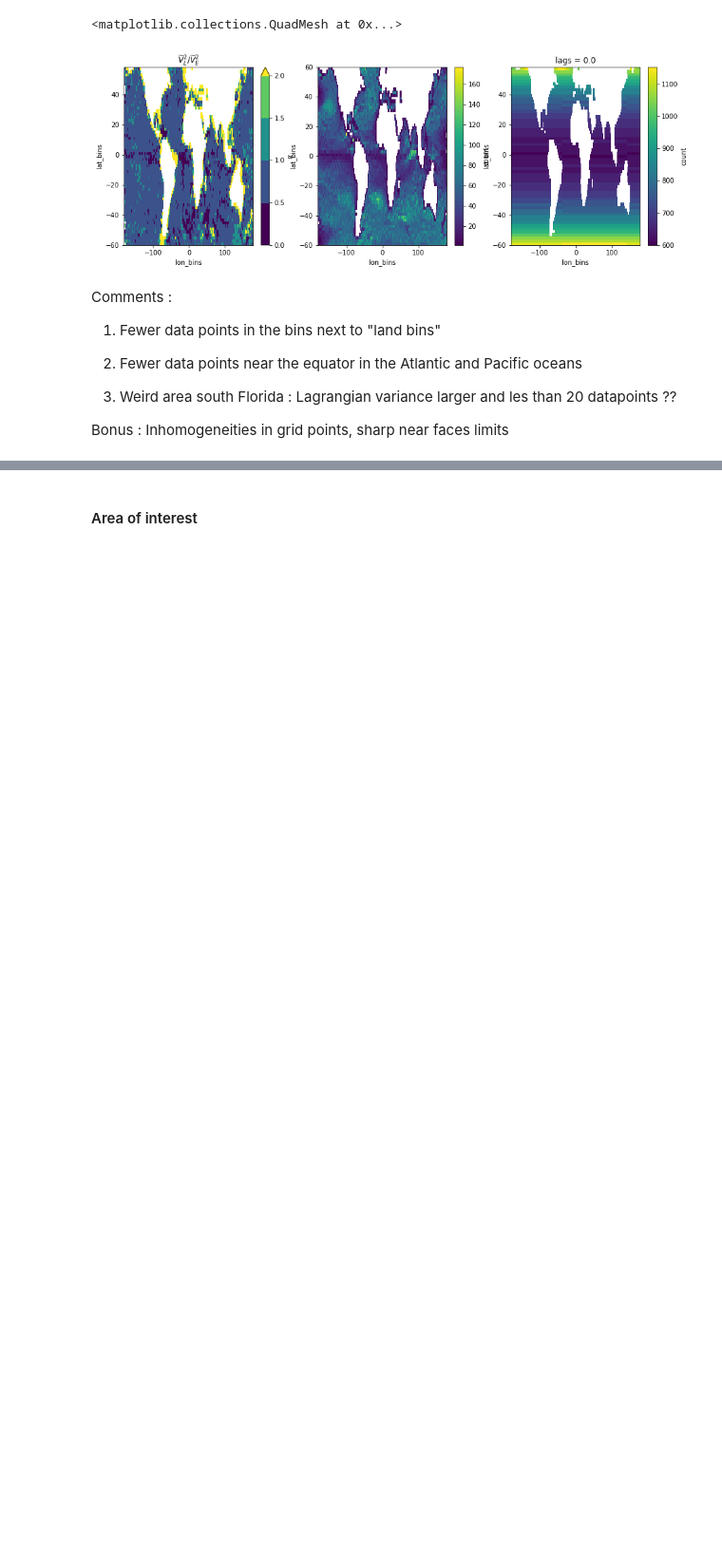
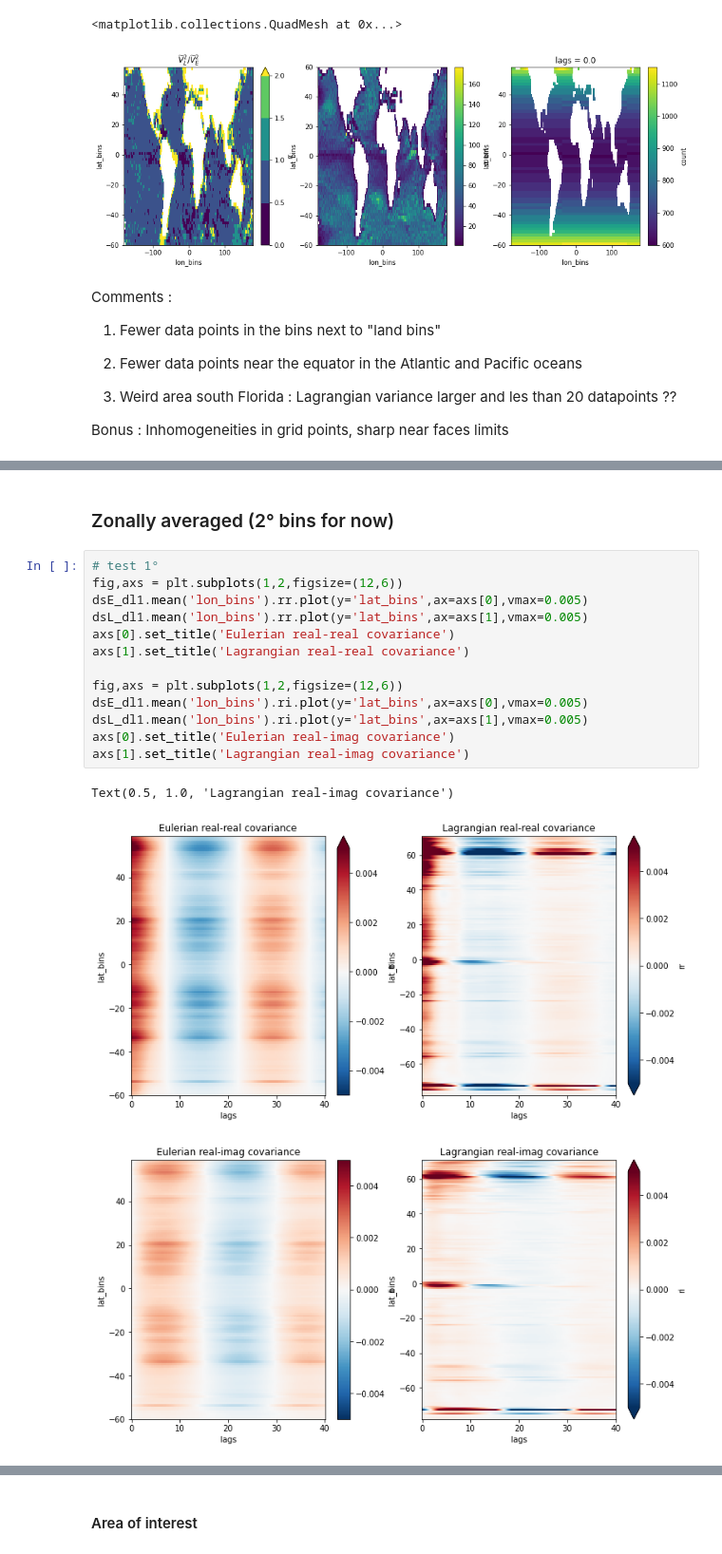
Before and after one commit to zcasparco/equinox_phd, a Jupyter notebook: llc4320/EL_cov_binned.ipynb, the cells around one changed output, grey strips where cells are left out. Shown at 95% size. Drawn from its saved outputs; the diff is of its cells as text; blank space fills up the shorter version.

```diff
--- a/llc4320/EL_cov_binned.ipynb
+++ b/llc4320/EL_cov_binned.ipynb
@@ -130,0 +171,19 @@ Bonus : Inhomogeneities in grid points, sharp near faces limits
+# %% [markdown]
+### Zonally averaged (2° bins for now)
+# %%
+# test 1°
+fig,axs = plt.subplots(1,2,figsize=(12,6))
+dsE_dl1.mean('lon_bins').rr.plot(y='lat_bins',ax=axs[0],vmax=0.005)
+dsL_dl1.mean('lon_bins').rr.plot(y='lat_bins',ax=axs[1],vmax=0.005)
+axs[0].set_title('Eulerian real-real covariance')
+axs[1].set_title('Lagrangian real-real covariance')
+
+fig,axs = plt.subplots(1,2,figsize=(12,6))
+dsE_dl1.mean('lon_bins').ri.plot(y='lat_bins',ax=axs[0],vmax=0.005)
+dsL_dl1.mean('lon_bins').ri.plot(y='lat_bins',ax=axs[1],vmax=0.005)
+axs[0].set_title('Eulerian real-imag covariance')
+axs[1].set_title('Lagrangian real-imag covariance')
+# %% [output]
+Text(0.5, 1.0, 'Lagrangian real-imag covariance')
+[figure, added]
+[figure, added]
```
Also changed, not shown: parts of 27 cells of this notebook.
